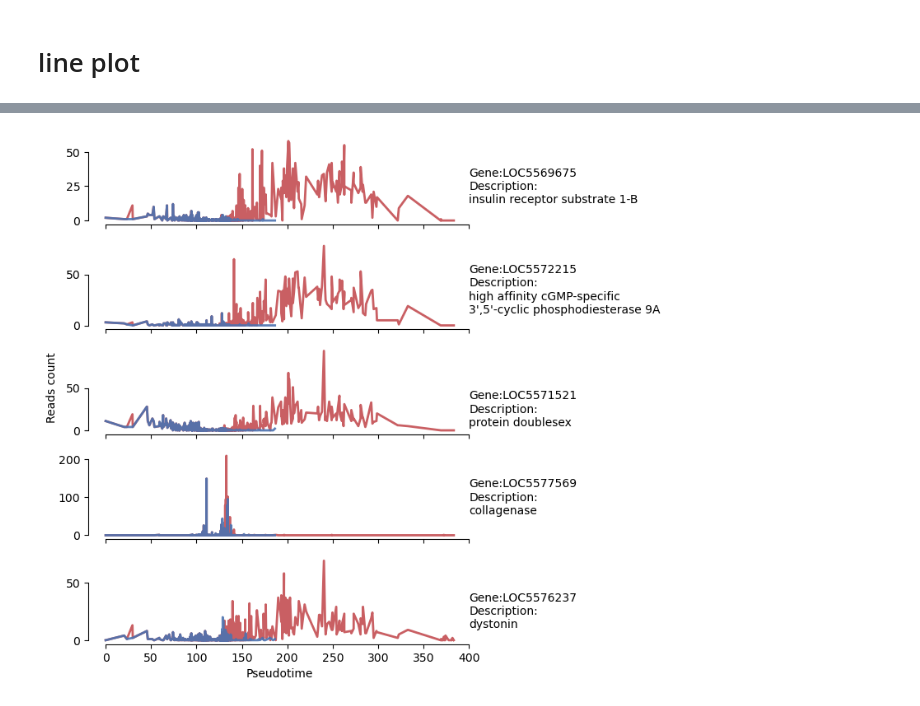
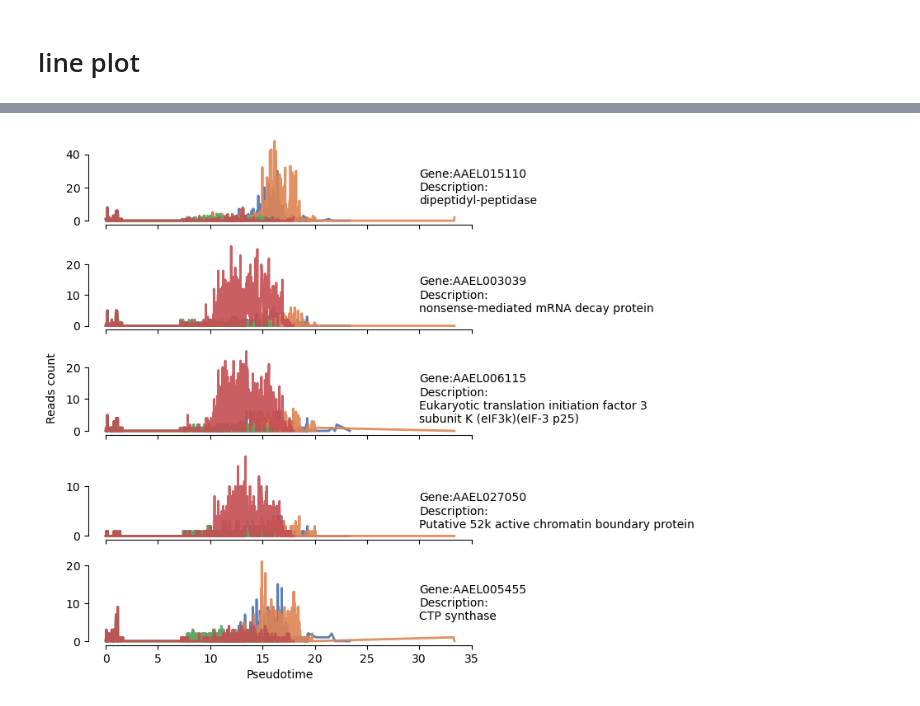
Before and after one commit to yingHH/Aaedes_midgut_scRNA-Seq, a Jupyter notebook: 4.slingshot/replot.ipynb, the cells around one changed output, grey strips where cells are left out. Drawn from its saved outputs; the diff is of its cells as text; code cells hidden in the pictures.

```diff
--- a/4.slingshot/replot.ipynb
+++ b/4.slingshot/replot.ipynb
@@ -205,0 +250,8 @@ gname = ['insulin receptor substrate 1-B', 'high affinity cGMP-specific 3\',5\'-
+# %%
+diff_early = pd.read_csv('./diff.early.csv', index_col=0)
+diff_early = diff_early.merge(gene_des, left_on='feature_id', right_on='gene')
+diff_early = diff_early[diff_early['description'] != 'unspecified product']
+diff_early = diff_early[diff_early['pvalue'] <= 0.05]
+diff_early = diff_early.sort_values(['waldStat'], ascending=True)
+
+diff_early
@@ -205,0 +272,5 @@ gname = ['insulin receptor substrate 1-B', 'high affinity cGMP-specific 3\',5\'-
+# %%
+diff_early_top5 = diff_early.iloc[:5, :]
+diff_early_top5['description'] = diff_early_top5['description'].map(lambda x: x.split('[')[0])
+
+diff_early_top5
@@ -205,0 +289,3 @@ gname = ['insulin receptor substrate 1-B', 'high affinity cGMP-specific 3\',5\'-
+# %%
+genes = list(diff_early_top5['gene'])
+genes
@@ -205,0 +294,3 @@ gname = ['insulin receptor substrate 1-B', 'high affinity cGMP-specific 3\',5\'-
+# %%
+gname = list(diff_early_top5['description'])
+gname
@@ -278,44 +359,38 @@ import seaborn as sns
 # sns.reset_defaults()
 
 fig, axes = plt.subplots(len(genes), 1, figsize=(6, 8))
 
 c = sns.color_palette('deep')
 
 for i, (g, ax, gn) in enumerate(zip(genes, axes.flatten(), gname)):
+    for t, color in zip(range(1,5), c[:4]):
 
-    pdf1 = pdf[['slingPseudotime_1', g]].dropna(axis=0).sort_values(['slingPseudotime_1'])
-    pdf2 = pdf[['slingPseudotime_2', g]].dropna(axis=0).sort_values(['slingPseudotime_2'])
+        pdf_t = pdf[[f'slingPseudotime_{t}', g]].dropna(axis=0).sort_values([f'slingPseudotime_{t}'])
 
-    ax.plot(pdf1['slingPseudotime_1'], pdf1[g], '-', color=c[3], lw=2, alpha=0.9)
-    ax.plot(pdf2['slingPseudotime_2'], pdf2[g], '-', color=c[0], lw=2, alpha=0.9)
+        ax.plot(pdf_t[f'slingPseudotime_{t}'], pdf_t[g], '-', color=color, lw=2, alpha=0.9)
 
     if i != 4:
         ax.set_xticklabels([])
 
     sns.despine(top=True, right=True, trim=1, ax=ax)
 
-    if g == 'LOC5572215':
+    if g == 'AAEL006115':
         y = max(ax.get_yticks()) / 2
-        x = 400
-        ax.text(x, y + 10, f'Gene:{g}\nDescription:\nhigh affinity cGMP-specific \n3\',5\'-cyclic phosphodiesterase 9A', ha='left', va='center')
-
-    elif g == 'LOC5571521':
-        y = max(ax.get_yticks()) / 2
-        x = 400
-        ax.text(x, y, f'Gene:{g}\nDescription:\n{gn}', ha='left', va='center')
+        x = 30
+        ax.text(x, y, f'Gene:{g}\nDescription:\nEukaryotic translation initiation factor 3\nsubunit K (eIF3k)(eIF-3 p25)', ha='left', va='center')
     else:
         y = max(ax.get_yticks()) / 2
-        x = 400
+        x = 30
         ax.text(x, y, f'Gene:{g}\nDescription:\n{gn}', ha='left', va='center')
 
     # sns.regplot(x=pdf1['slingPseudotime_1'], y=pdf1[g], lowess=True, scatter=False, color=c[3], ax=ax)
     # sns.regplot(x=pdf2['slingPseudotime_2'], y=pdf2[g], lowess=True, scatter=False, color=c[0], ax=ax)
 # ax.text(x, y, f'Gene:{g}\nDescription:\n{gn}', ha='left', va='center')
 
 fig.text(0.04, 0.5, 'Reads count', va='center', rotation='vertical')
 # plt.ylabel('Reads count')
 plt.xlabel('Pseudotime')
 
 plt.savefig('./plots/f3.trajectory.genes.png', dpi=600, bbox_inches='tight')
 # %% [output]
-[figure, old version]
+[figure, new version]
```
Also changed, not shown: parts of 20 cells of this notebook, 4 other files.
